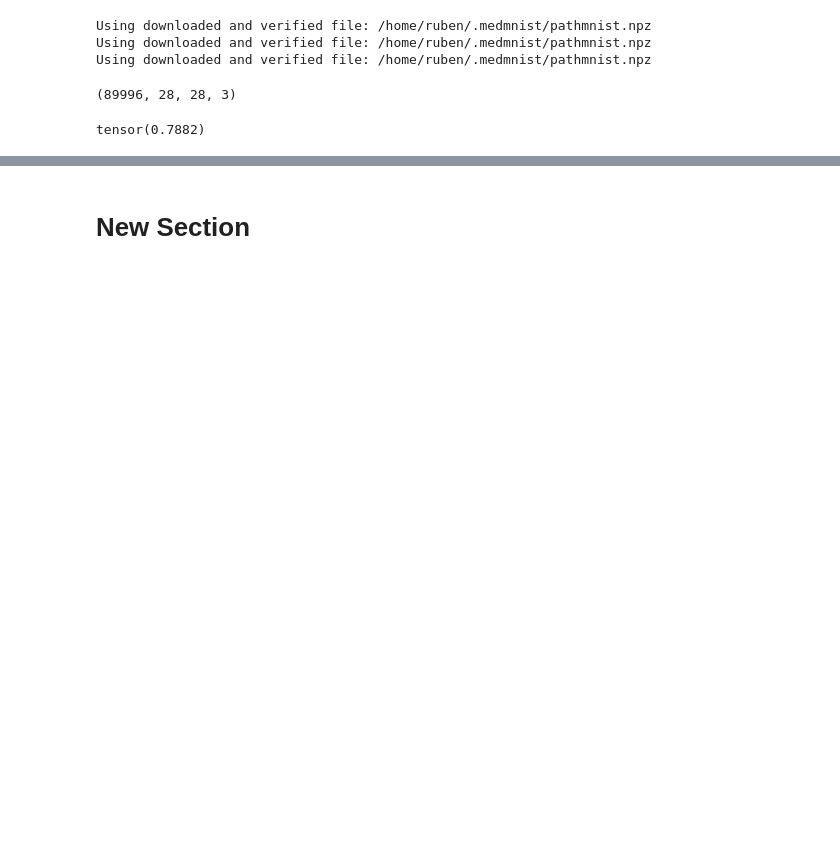
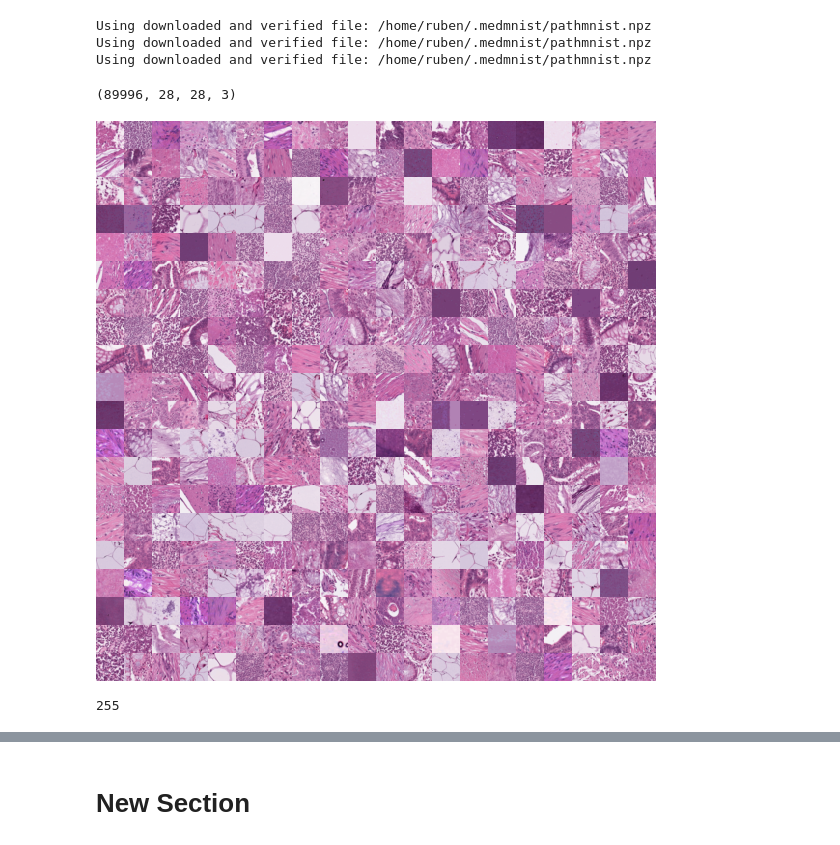
Before and after one commit to RuHae/TGM_Project, a Jupyter notebook: Code/playbook.ipynb, the cells around one changed output, grey strips where cells are left out. Drawn from its saved outputs; the diff is of its cells as text; code cells hidden in the pictures; blank space fills up the shorter version.

```diff
--- a/Code/playbook.ipynb
+++ b/Code/playbook.ipynb
@@ -65,10 +65,14 @@ Using downloaded and verified file: /home/ruben/.medmnist/pathmnist.npz
 train_dataset.imgs.shape
 # %% [output]
 (89996, 28, 28, 3)
+# %%
+train_dataset.montage()
+# %% [output]
+[figure, added]
 # %%
-train_dataset[0][0].max()
+train_dataset.imgs.max()
 # %% [output]
-tensor(0.7882)
+255
 # %%
 def plot_latent(autoencoder, data, num_batches=100):
     for i, (x, y) in enumerate(data):
```
Also changed, not shown: parts of 15 cells of this notebook, 1 other file.
